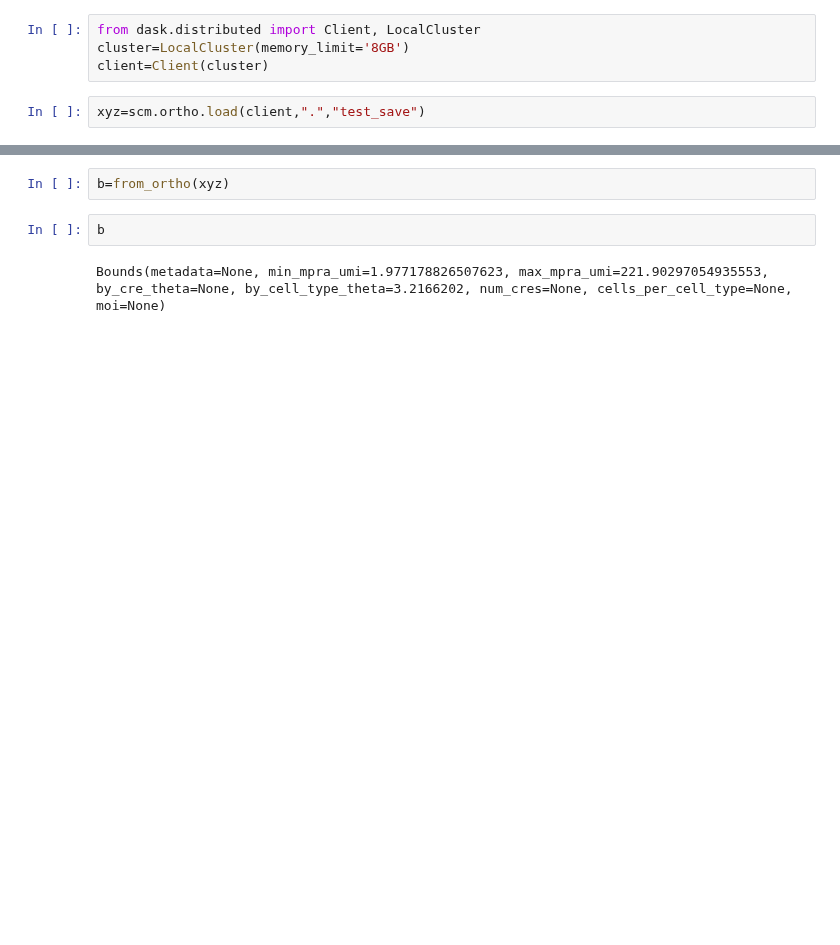
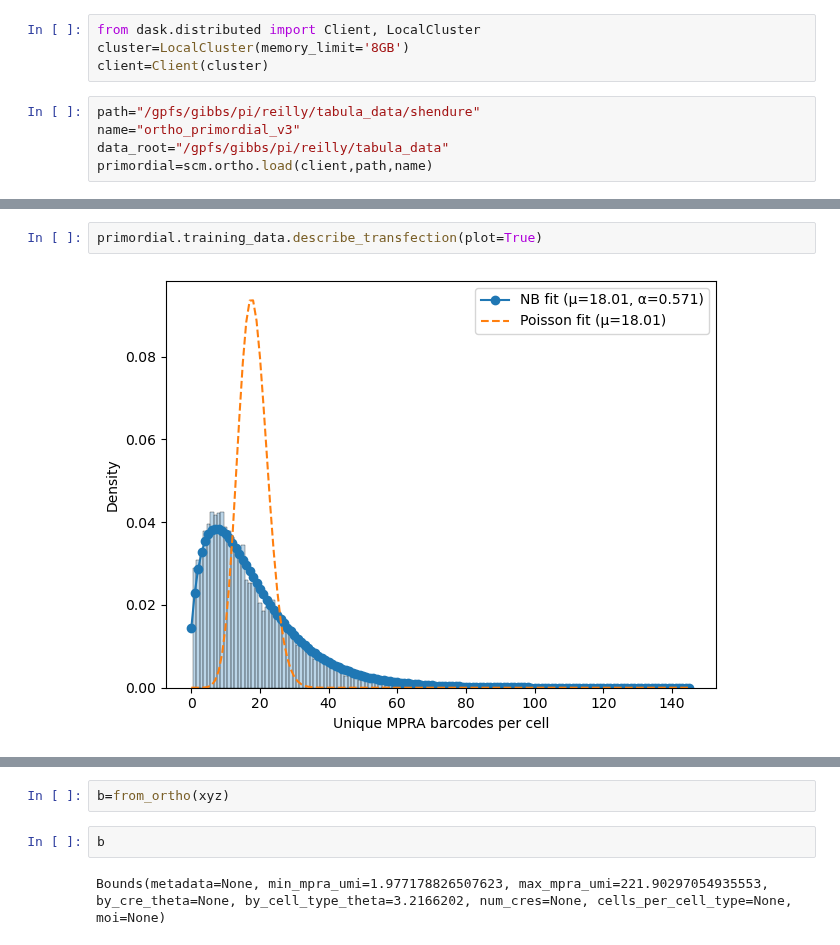
Before and after one commit to Reilly-Lab-Yale/tabula-rasa, a Jupyter notebook: analyses/supporting/bounds.ipynb, the cells around one changed output, grey strips where cells are left out. Saved outputs shown, nothing was run; the diff lists cells and outputs as text; blank space fills up the shorter version.

Commit message:
+ describe transfection

```diff
--- a/analyses/supporting/bounds.ipynb
+++ b/analyses/supporting/bounds.ipynb
@@ -113,5 +19,8 @@ def simple_spread():
 from dask.distributed import Client, LocalCluster
 cluster=LocalCluster(memory_limit='8GB')
 client=Client(cluster)
-# %%
-xyz=scm.ortho.load(client,".","test_save")
+# %%
+path="/gpfs/gibbs/pi/reilly/tabula_data/shendure"
+name="ortho_primordial_v3"
+data_root="/gpfs/gibbs/pi/reilly/tabula_data"
+primordial=scm.ortho.load(client,path,name)
@@ -117,0 +39,4 @@ xyz=scm.ortho.load(client,".","test_save")
+# %%
+primordial.training_data.describe_transfection(plot=True)
+# %% [output]
+[figure, added]
```
Also changed, not shown: parts of 6 cells of this notebook, 2 other files.
